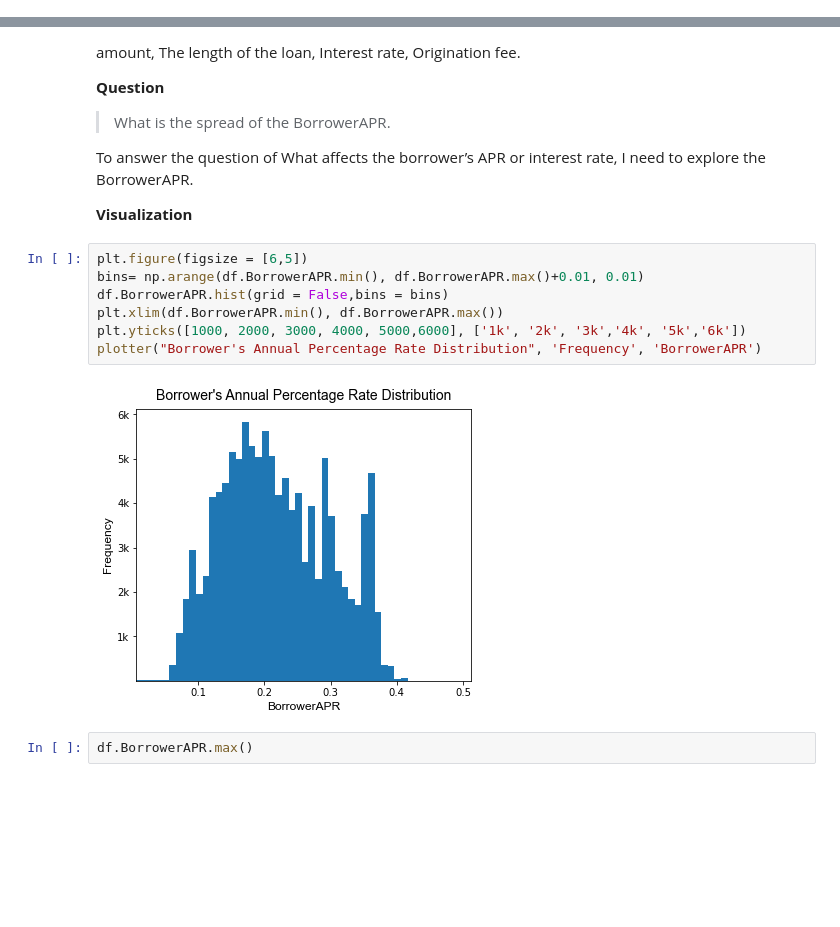
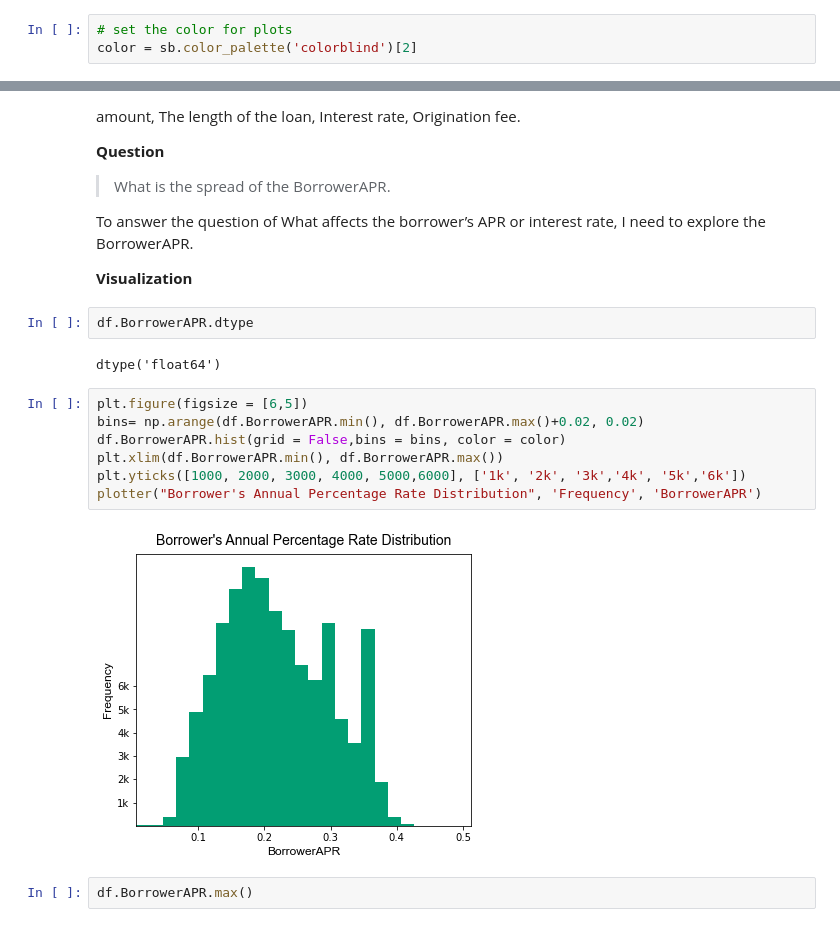
Before and after one commit to spakinrinwa/prosper_loan, a Jupyter notebook: Part_I_Exploration.ipynb, the cells around one changed output, grey strips where cells are left out. Saved outputs shown, nothing was run; the diff lists cells and outputs as text; blank space fills up the shorter version.

```diff
--- a/Part_I_Exploration.ipynb
+++ b/Part_I_Exploration.ipynb
@@ -153,3 +156,6 @@ color = sb.color_palette()[0]
+# %%
+# set the color for plots
+color = sb.color_palette('colorblind')[2]
 # %%
 fig,axes = plt.subplots(1,2,  figsize=(18,5))
 
@@ -255,15 +261,19 @@ APR is the annual cost of a loan to a borrower — including fees. The APR is ex
 To answer the question of What affects the borrower’s APR or interest rate, I need to explore the BorrowerAPR.
 
 **Visualization**
+# %%
+df.BorrowerAPR.dtype
+# %% [output]
+dtype('float64')
 # %%
 plt.figure(figsize = [6,5])
-bins= np.arange(df.BorrowerAPR.min(), df.BorrowerAPR.max()+0.01, 0.01)
-df.BorrowerAPR.hist(grid = False,bins = bins)
+bins= np.arange(df.BorrowerAPR.min(), df.BorrowerAPR.max()+0.02, 0.02)
+df.BorrowerAPR.hist(grid = False,bins = bins, color = color)
 plt.xlim(df.BorrowerAPR.min(), df.BorrowerAPR.max())
 plt.yticks([1000, 2000, 3000, 4000, 5000,6000], ['1k', '2k', '3k','4k', '5k','6k'])
 plotter("Borrower's Annual Percentage Rate Distribution", 'Frequency', 'BorrowerAPR')
 # %% [output]
-[figure, old version]
+[figure, new version]
 # %%
 df.BorrowerAPR.max()
 # %% [output]
```
Also changed, not shown: parts of 40 cells of this notebook, 3 other files.
